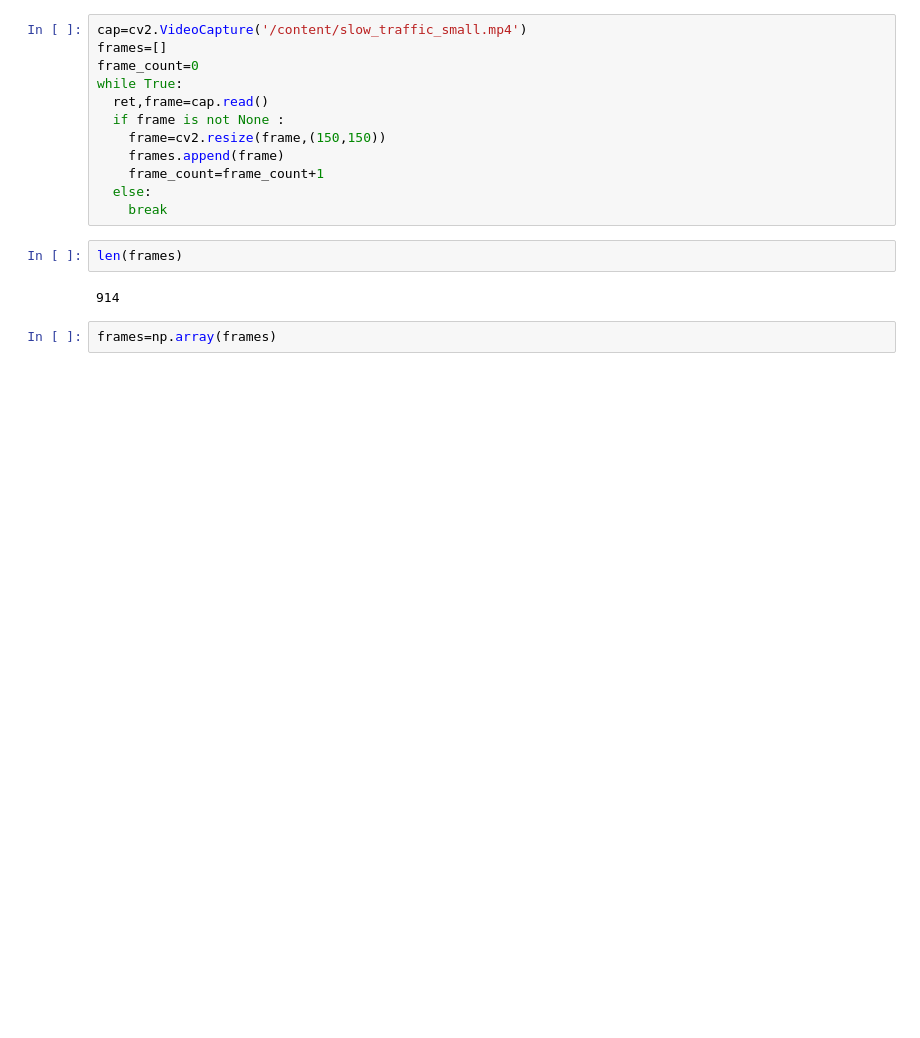
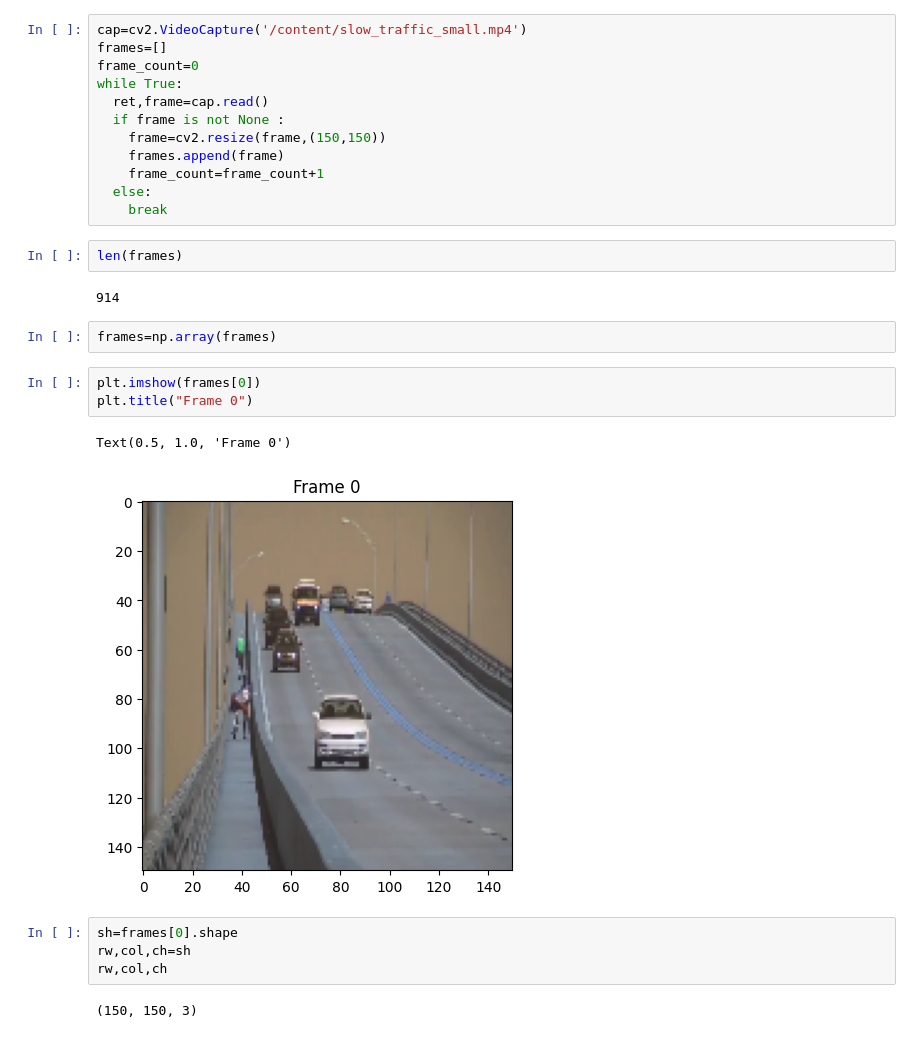
Before and after one commit to ChintzRuparel/Computer-Vision, a Jupyter notebook: Experiment9.ipynb, the cells around one changed output. Saved outputs shown, nothing was run; the diff lists cells and outputs as text; blank space fills up the shorter version.

```diff
--- a/Experiment9.ipynb
+++ b/Experiment9.ipynb
@@ -44,3 +44,15 @@ len(frames)
 914
 # %%
 frames=np.array(frames)
+# %%
+plt.imshow(frames[0])
+plt.title("Frame 0")
+# %% [output]
+Text(0.5, 1.0, 'Frame 0')
+[figure, added]
+# %%
+sh=frames[0].shape
+rw,col,ch=sh
+rw,col,ch
+# %% [output]
+(150, 150, 3)
```
Also changed, not shown: parts of 2 cells of this notebook.
